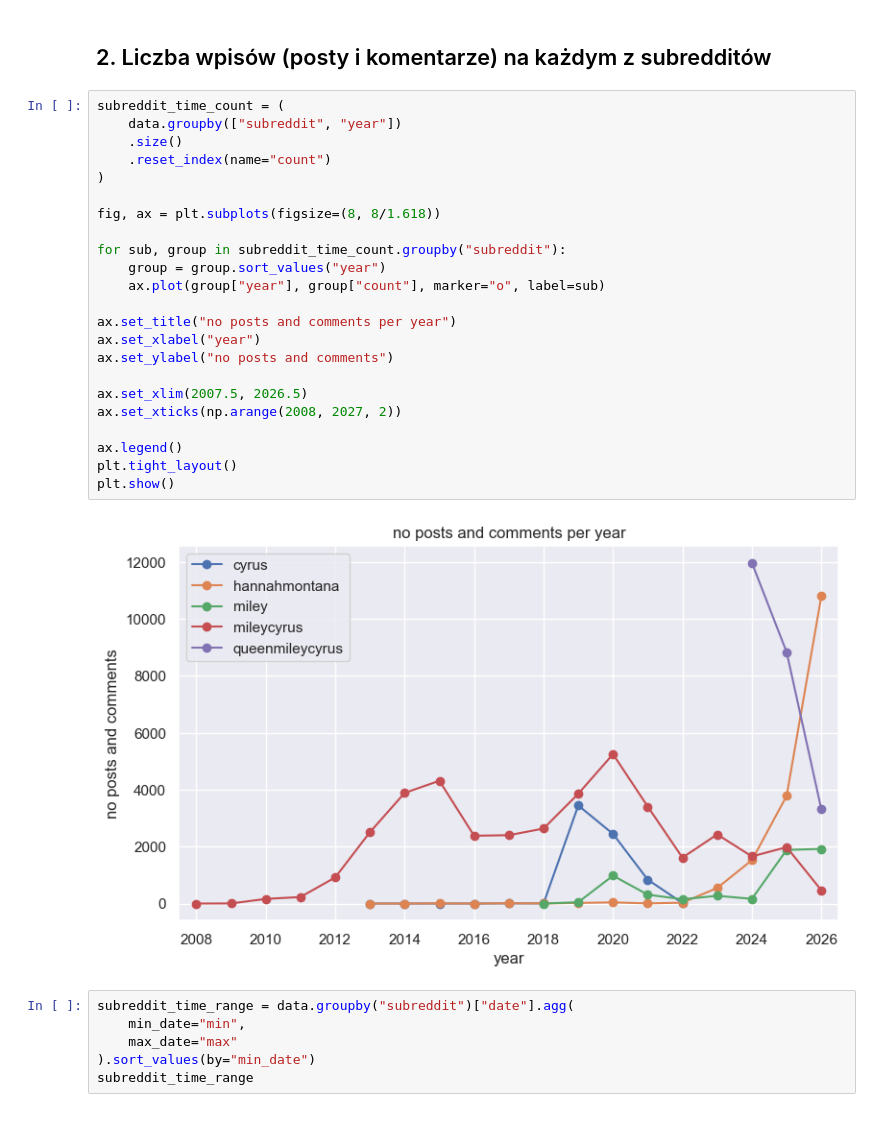
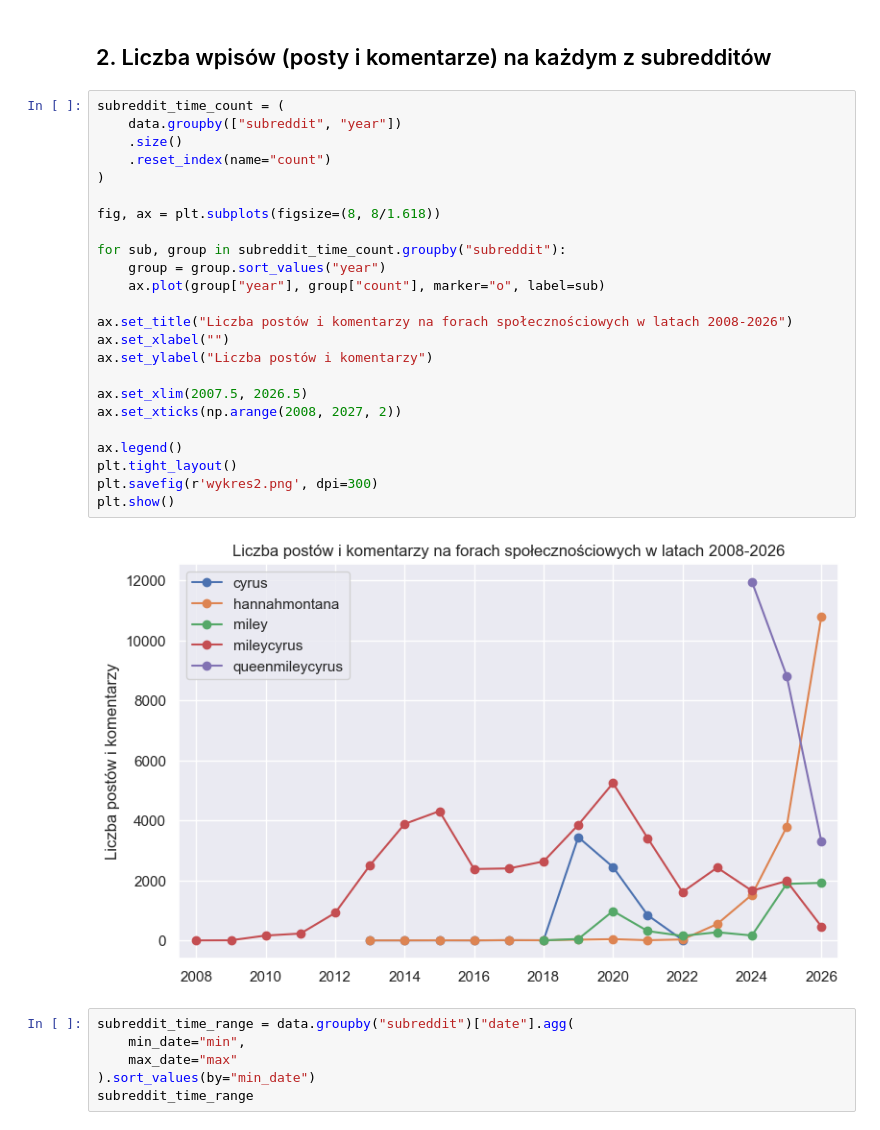
Before and after one commit to iga-bochniak/Spolecznosc-muzyczna-Reddit, a Jupyter notebook: EDA.ipynb, the cells around one changed output. Saved outputs shown, nothing was run; the diff lists cells and outputs as text.

```diff
--- a/EDA.ipynb
+++ b/EDA.ipynb
@@ -187,28 +190,29 @@ plt.show()
 # %%
 subreddit_time_count = (
     data.groupby(["subreddit", "year"])
     .size()
     .reset_index(name="count")
 )
 
 fig, ax = plt.subplots(figsize=(8, 8/1.618))
 
 for sub, group in subreddit_time_count.groupby("subreddit"):
     group = group.sort_values("year")
     ax.plot(group["year"], group["count"], marker="o", label=sub)
 
-ax.set_title("no posts and comments per year")
-ax.set_xlabel("year")
-ax.set_ylabel("no posts and comments")
+ax.set_title("Liczba postów i komentarzy na forach społecznościowych w latach 2008-2026")
+ax.set_xlabel("")
+ax.set_ylabel("Liczba postów i komentarzy")
 
 ax.set_xlim(2007.5, 2026.5)
 ax.set_xticks(np.arange(2008, 2027, 2))
 
 ax.legend()
 plt.tight_layout()
+plt.savefig(r'wykres2.png', dpi=300)
 plt.show()
 # %% [output]
-[figure, old version]
+[figure, new version]
 # %%
 subreddit_time_range = data.groupby("subreddit")["date"].agg(
     min_date="min",
```
Also changed, not shown: parts of 7 cells of this notebook, 6 other files.
